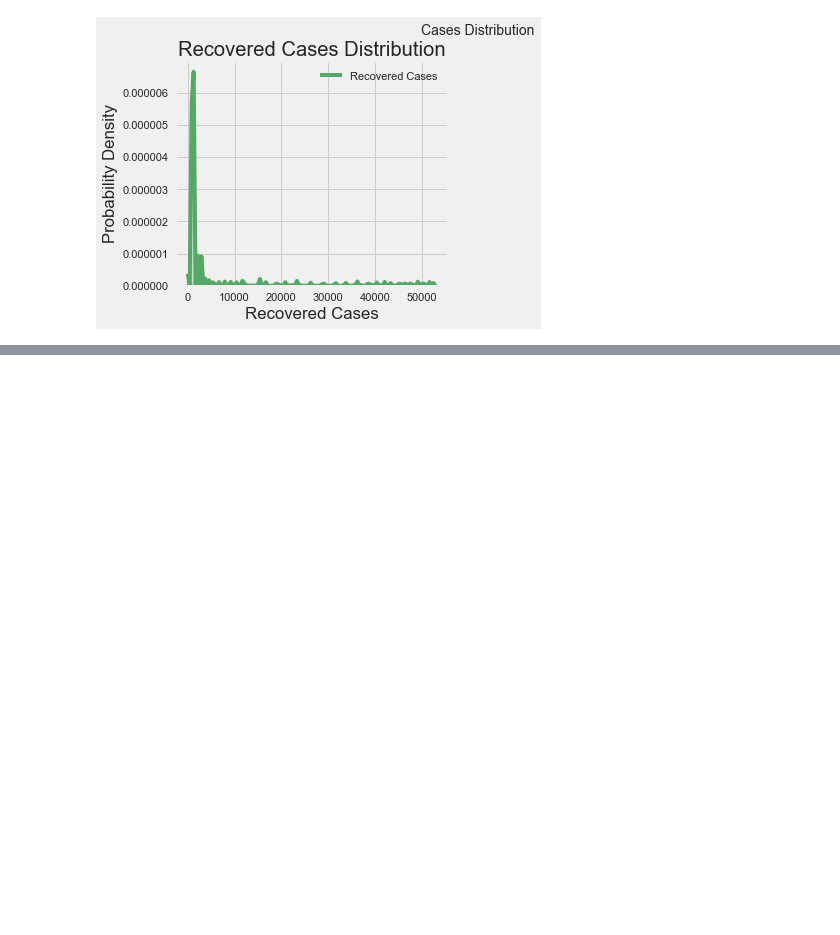
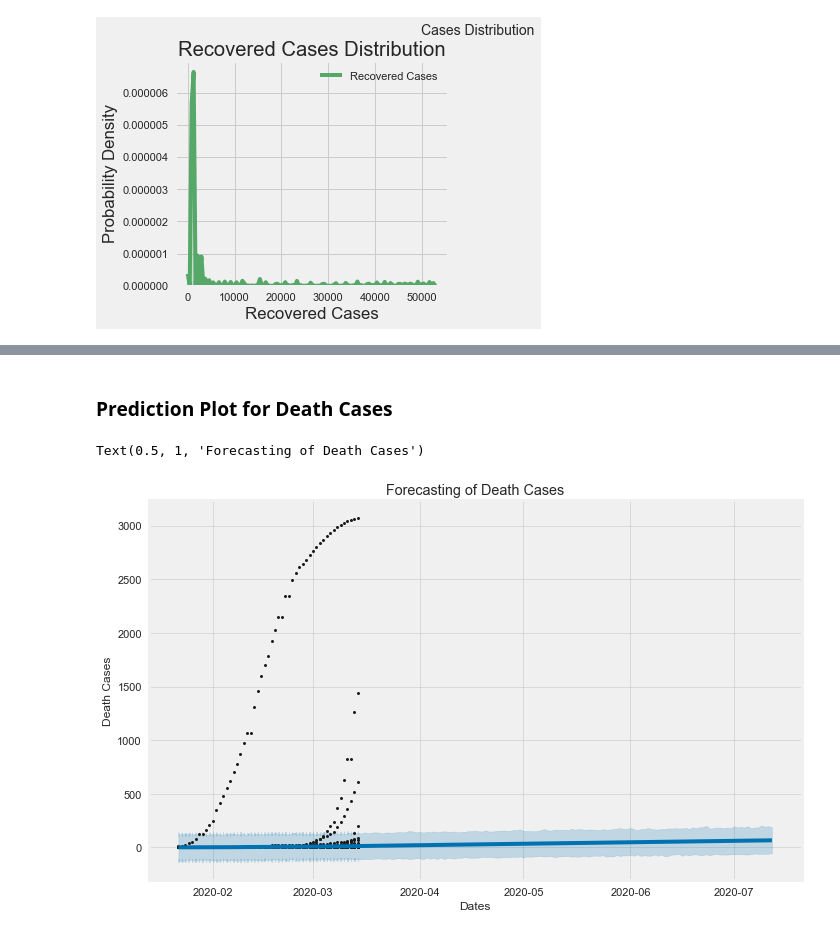
Before and after one commit to ankitaguhaoakland/Covid19, a Jupyter notebook: EDA.ipynb, the cells around one changed output, grey strips where cells are left out. Saved outputs shown, nothing was run; the diff lists cells and outputs as text; code cells hidden in the pictures; blank space fills up the shorter version.

```diff
--- a/EDA.ipynb
+++ b/EDA.ipynb
@@ -463,0 +577,14 @@ sns.kdeplot(covid19['Recovered Cases'], kernel='gau', bw=.00000000000005, ax=ax1
+# %% [markdown]
+### Prediction Plot for Death Cases
+# %%
+from fbprophet.plot import add_changepoints_to_plot
+
+# Helps in addressing the Type Error for dates
+pd.plotting.register_matplotlib_converters()
+
+# Plotting
+fig_death = m.plot(forecast_covid19deathcases, xlabel = 'Dates', ylabel = 'Death Cases')
+plt.title('Forecasting of Death Cases')
+# %% [output]
+Text(0.5, 1, 'Forecasting of Death Cases')
+[figure, added]
```
Also changed, not shown: parts of 23 cells of this notebook.
